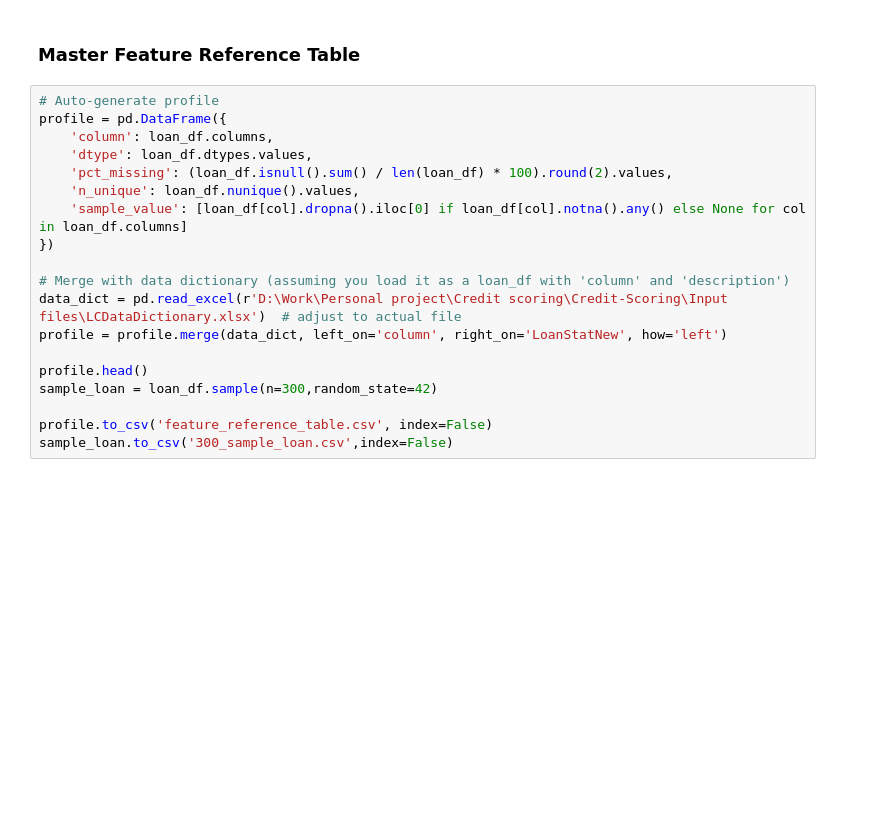
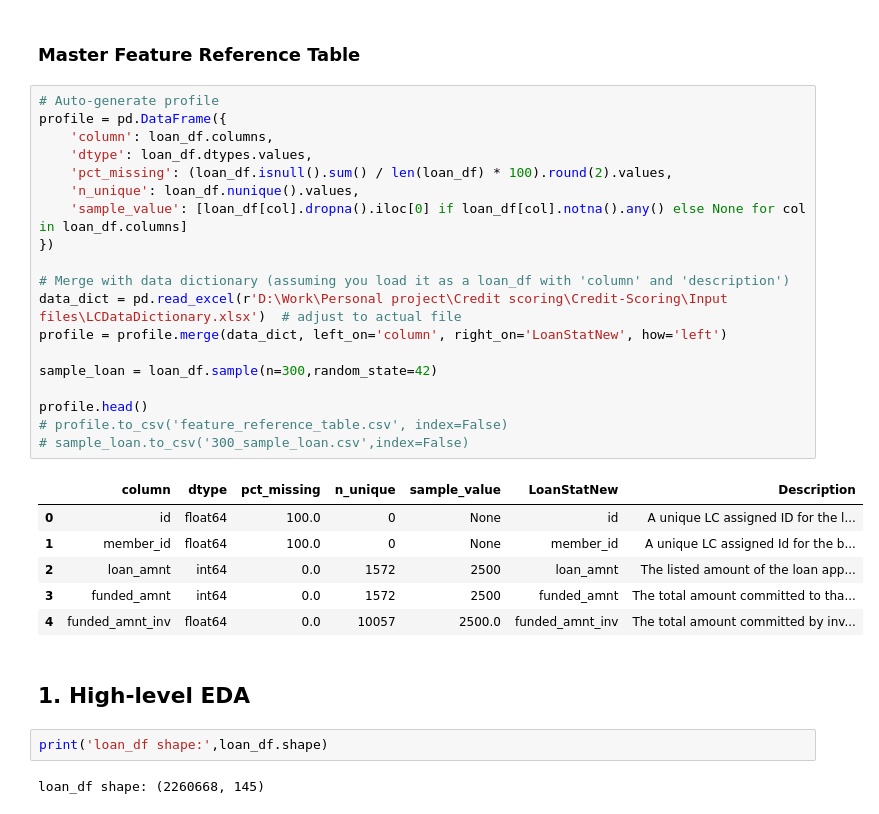
Before and after one commit to yusharif1605-dev/Credit-Scoring, a Jupyter notebook: Notebook/process.ipynb, the cells around one changed output. Cells and saved outputs as stored; diff of their text form; blank space fills up the shorter version.

```diff
--- a/Notebook/process.ipynb
+++ b/Notebook/process.ipynb
@@ -19,19 +19,32 @@ loan_df.head()
 # %%
 # Auto-generate profile
 profile = pd.DataFrame({
     'column': loan_df.columns,
     'dtype': loan_df.dtypes.values,
     'pct_missing': (loan_df.isnull().sum() / len(loan_df) * 100).round(2).values,
     'n_unique': loan_df.nunique().values,
     'sample_value': [loan_df[col].dropna().iloc[0] if loan_df[col].notna().any() else None for col in loan_df.columns]
 })
 
 # Merge with data dictionary (assuming you load it as a loan_df with 'column' and 'description')
 data_dict = pd.read_excel(r'D:\Work\Personal project\Credit scoring\Credit-Scoring\Input files\LCDataDictionary.xlsx')  # adjust to actual file
 profile = profile.merge(data_dict, left_on='column', right_on='LoanStatNew', how='left')
 
-profile.head()
 sample_loan = loan_df.sample(n=300,random_state=42)
 
-profile.to_csv('feature_reference_table.csv', index=False)
-sample_loan.to_csv('300_sample_loan.csv',index=False)
+profile.head()
+# profile.to_csv('feature_reference_table.csv', index=False)
+# sample_loan.to_csv('300_sample_loan.csv',index=False)
+# %% [output]
+|  | column | dtype | pct_missing | n_unique | sample_value | LoanStatNew | Description |
+| 0 | id | float64 | 100.0 | 0 | None | id | A unique LC assigned ID for the l... |
+| 1 | member_id | float64 | 100.0 | 0 | None | member_id | A unique LC assigned Id for the b... |
+| 2 | loan_amnt | int64 | 0.0 | 1572 | 2500 | loan_amnt | The listed amount of the loan app... |
+| 3 | funded_amnt | int64 | 0.0 | 1572 | 2500 | funded_amnt | The total amount committed to tha... |
+| 4 | funded_amnt_inv | float64 | 0.0 | 10057 | 2500.0 | funded_amnt_inv | The total amount committed by inv... |
+# %% [markdown]
+## 1. High-level EDA
+# %%
+print('loan_df shape:',loan_df.shape)
+# %% [output]
+loan_df shape: (2260668, 145)
```
Also changed, not shown: parts of 4 cells of this notebook.
